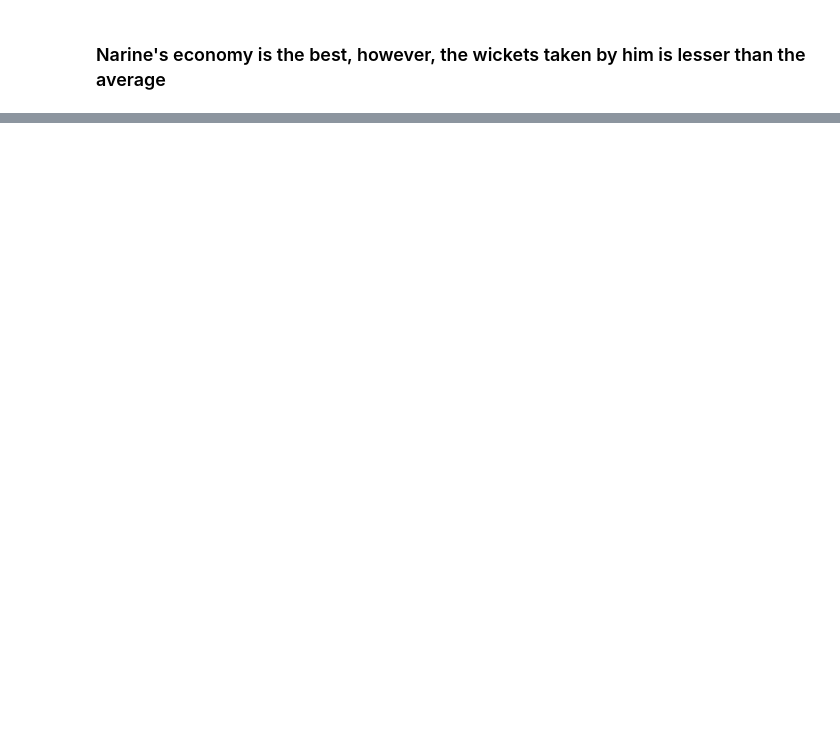
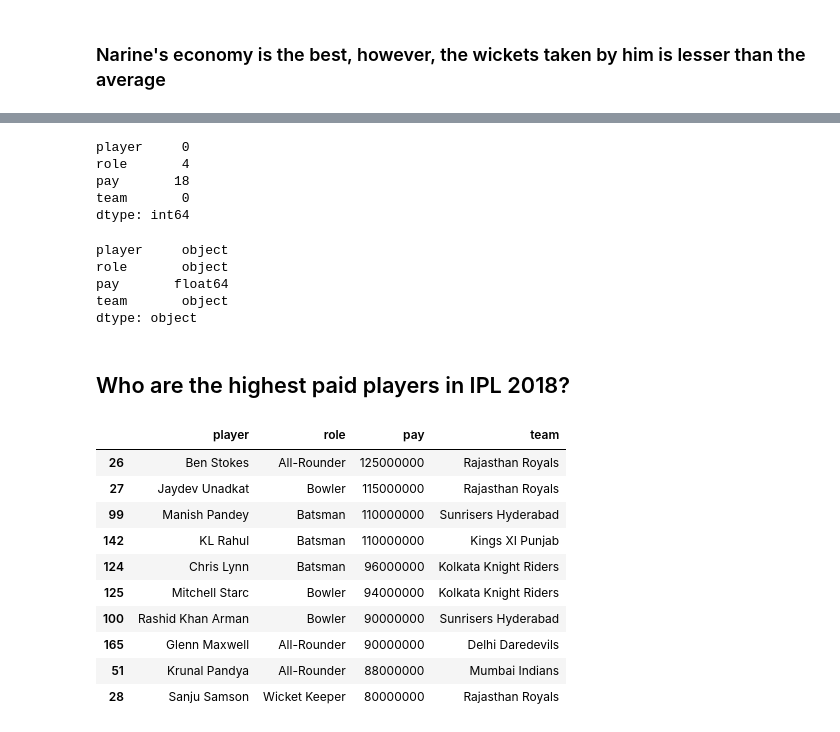
Before and after one commit to ujjwalk73/cricket_analysis, a Jupyter notebook: cricket_stats.ipynb, the cells around one changed output, grey strips where cells are left out. Cells and saved outputs as stored; diff of their text form; code cells hidden in the pictures; blank space fills up the shorter version.

```diff
--- a/cricket_stats.ipynb
+++ b/cricket_stats.ipynb
@@ -476,0 +486,8 @@ compare_bowler_statistics("economy","wickets",'Narine')
+# %%
+pay_data.isna().sum()
+# %% [output]
+player     0
+role       4
+pay       18
+team       0
+dtype: int64
@@ -476,0 +496,8 @@ compare_bowler_statistics("economy","wickets",'Narine')
+# %%
+pay_data.dtypes
+# %% [output]
+player     object
+role       object
+pay       float64
+team       object
+dtype: object
@@ -476,0 +507,16 @@ compare_bowler_statistics("economy","wickets",'Narine')
+# %% [markdown]
+## Who are the highest paid players in IPL 2018?
+# %%
+pay_data.sort_values('pay', ascending = False).head(10)
+# %% [output]
+|  | player | role | pay | team |
+| 26 | Ben Stokes | All-Rounder | 125000000 | Rajasthan Royals |
+| 27 | Jaydev Unadkat | Bowler | 115000000 | Rajasthan Royals |
+| 99 | Manish Pandey | Batsman | 110000000 | Sunrisers Hyderabad |
+| 142 | KL Rahul | Batsman | 110000000 | Kings XI Punjab |
+| 124 | Chris Lynn | Batsman | 96000000 | Kolkata Knight Riders |
+| 125 | Mitchell Starc | Bowler | 94000000 | Kolkata Knight Riders |
+| 100 | Rashid Khan Arman | Bowler | 90000000 | Sunrisers Hyderabad |
+| 165 | Glenn Maxwell | All-Rounder | 90000000 | Delhi Daredevils |
+| 51 | Krunal Pandya | All-Rounder | 88000000 | Mumbai Indians |
+| 28 | Sanju Samson | Wicket Keeper | 80000000 | Rajasthan Royals |
```
Also changed, not shown: parts of 13 cells of this notebook, 1 other file.
